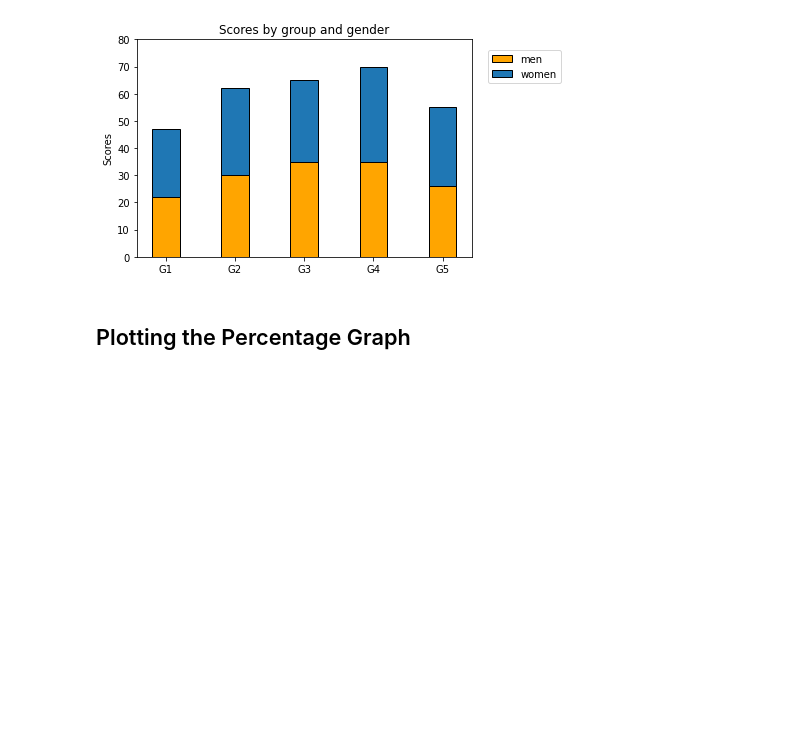
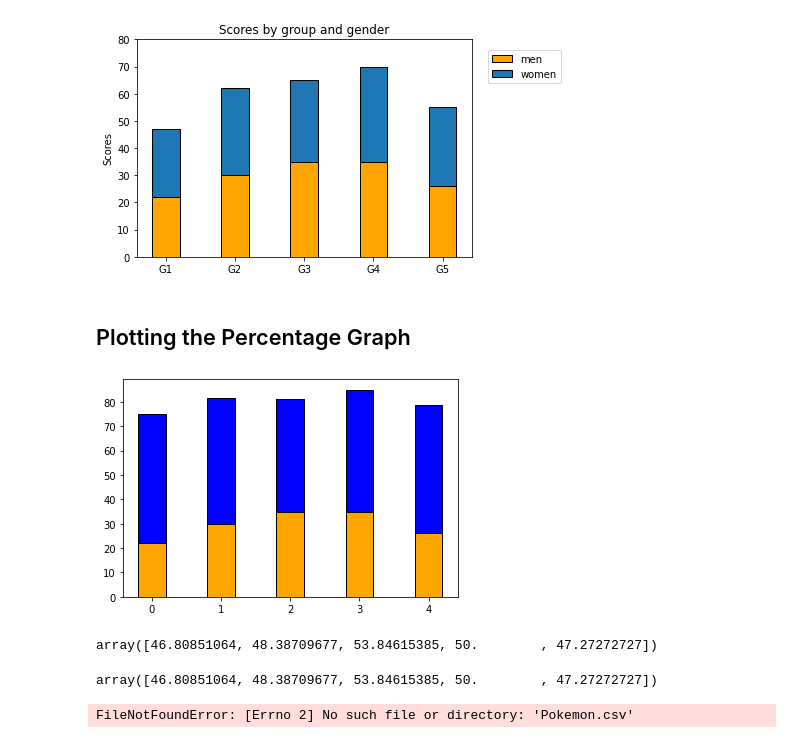
Before and after one commit to viththiananth/Data-Visualization-Using-Python_My-Pursuit, a Jupyter notebook: Test Code.ipynb, the cells around one changed output. Saved outputs shown, nothing was run; the diff lists cells and outputs as text; code cells hidden in the pictures; blank space fills up the shorter version.

```diff
--- a/Test Code.ipynb
+++ b/Test Code.ipynb
@@ -123,0 +111,30 @@ labels = ['G1','G2','G3','G4','G5']
+# %%
+import pandas as pd
+import matplotlib.pyplot as plt
+import numpy as np
+
+men = [22, 30, 35, 35, 26]
+women = [25, 32, 30, 35, 29]
+labels = ['G1','G2','G3','G4','G5']
+
+men_array = np.array(men)
+women_array = np.array(women)
+total = men_array + women_array
+
+percentage_men = men_array/total*100
+percentage_women = women_array/total*100
+
+x = np.arange(len(labels))
+width = 0.4
+
+fig,ax1 = plt.subplots()
+
+reacts1_pecentage = ax1.bar(x, percentage_men, width, label = 'men',linewidth = 1, color = 'orange', edgecolor = 'black')
+
+reacts2_pecentage = ax1.bar(x, percentage_women, width, label = 'women',linewidth = 1, color = 'blue', edgecolor = 'black', bottom = men)
+# %% [output]
+[figure, added]
+# %%
+percentage_men
+# %% [output]
+array([46.80851064, 48.38709677, 53.84615385, 50.        , 47.27272727])
@@ -123,0 +143,4 @@ labels = ['G1','G2','G3','G4','G5']
+# %%
+proportion_men_means
+# %% [output]
+array([46.80851064, 48.38709677, 53.84615385, 50.        , 47.27272727])
@@ -123,0 +152,7 @@ labels = ['G1','G2','G3','G4','G5']
+# %%
+df = pd.read_csv('Pokemon1.csv', index_col=0, encoding = "cp1252")
+df = pd.read_csv('Pokemon.csv', index_col=0, engine='python')
+
+df.head()
+# %% [output]
+FileNotFoundError: [Errno 2] No such file or directory: 'Pokemon.csv'
```
Also changed, not shown: parts of 7 cells of this notebook, 10 other files.
